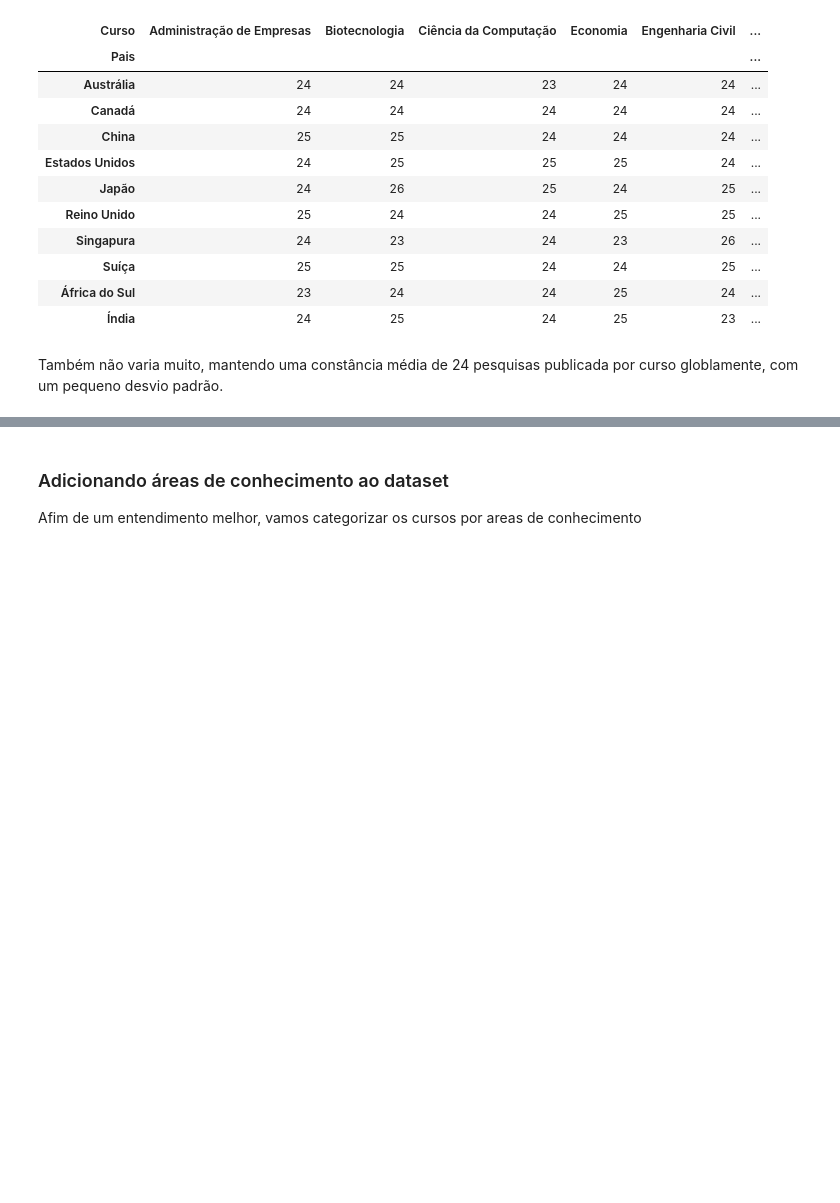
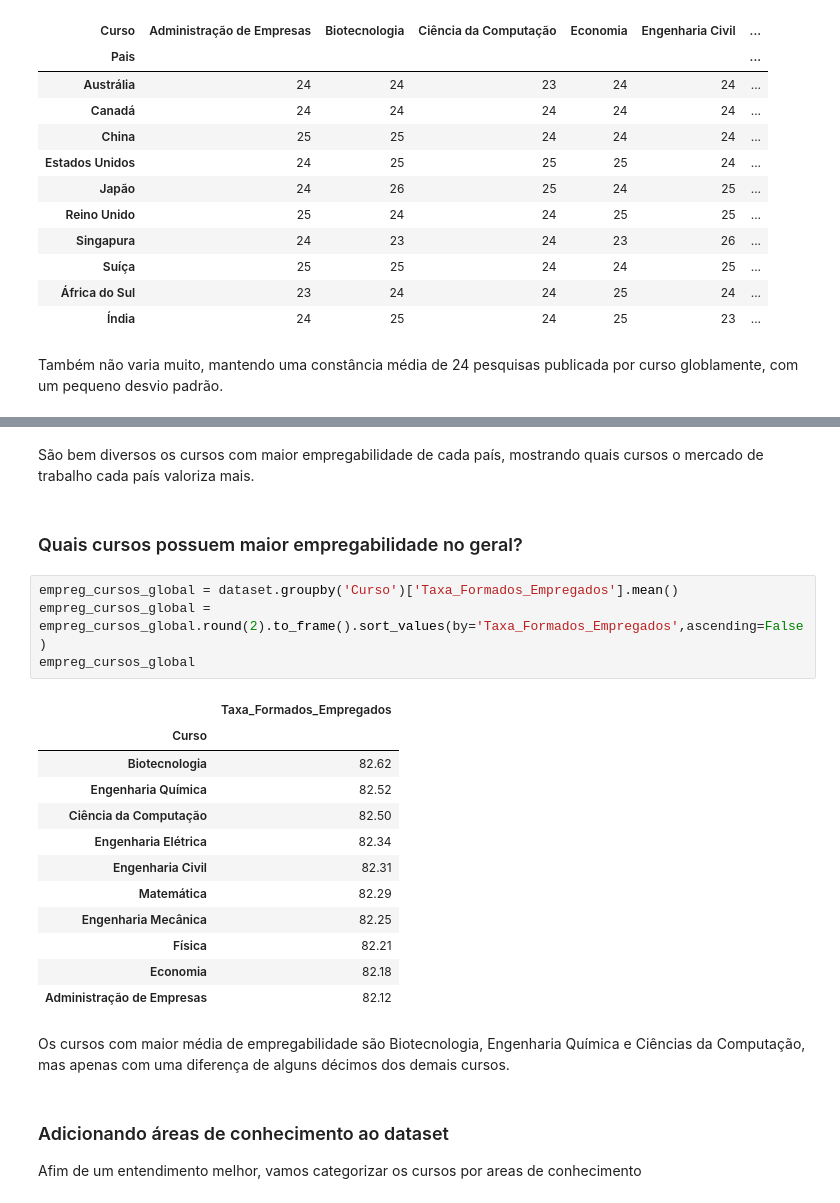
Before and after one commit to BruninSouza/Analise-Faculdades-Globais, a Jupyter notebook: analise.ipynb, the cells around one changed output, grey strips where cells are left out. Cells and saved outputs as stored; diff of their text form; blank space fills up the shorter version.

```diff
--- a/analise.ipynb
+++ b/analise.ipynb
@@ -723,3 +779,26 @@ Também não varia muito, mantendo uma constância média de 24 pesquisas public
+# %% [markdown]
+São bem diversos os cursos com maior empregabilidade de cada país, mostrando quais cursos o mercado de trabalho cada país valoriza mais.
+# %% [markdown]
+### Quais cursos possuem maior empregabilidade no geral?
+# %%
+empreg_cursos_global = dataset.groupby('Curso')['Taxa_Formados_Empregados'].mean()
+empreg_cursos_global = empreg_cursos_global.round(2).to_frame().sort_values(by='Taxa_Formados_Empregados',ascending=False)
+empreg_cursos_global
+# %% [output]
+|  | Taxa_Formados_Empregados |
+| Curso |  |
+| Biotecnologia | 82.62 |
+| Engenharia Química | 82.52 |
+| Ciência da Computação | 82.50 |
+| Engenharia Elétrica | 82.34 |
+| Engenharia Civil | 82.31 |
+| Matemática | 82.29 |
+| Engenharia Mecânica | 82.25 |
+| Física | 82.21 |
+| Economia | 82.18 |
+| Administração de Empresas | 82.12 |
+# %% [markdown]
+Os cursos com maior média de empregabilidade são Biotecnologia, Engenharia Química e Ciências da Computação, mas apenas com uma diferença de alguns décimos dos demais cursos.
 # %% [markdown]
 ### Adicionando áreas de conhecimento ao dataset
 Afim de um entendimento melhor, vamos categorizar os cursos por areas de conhecimento
```
Also changed, not shown: parts of 22 cells of this notebook.
